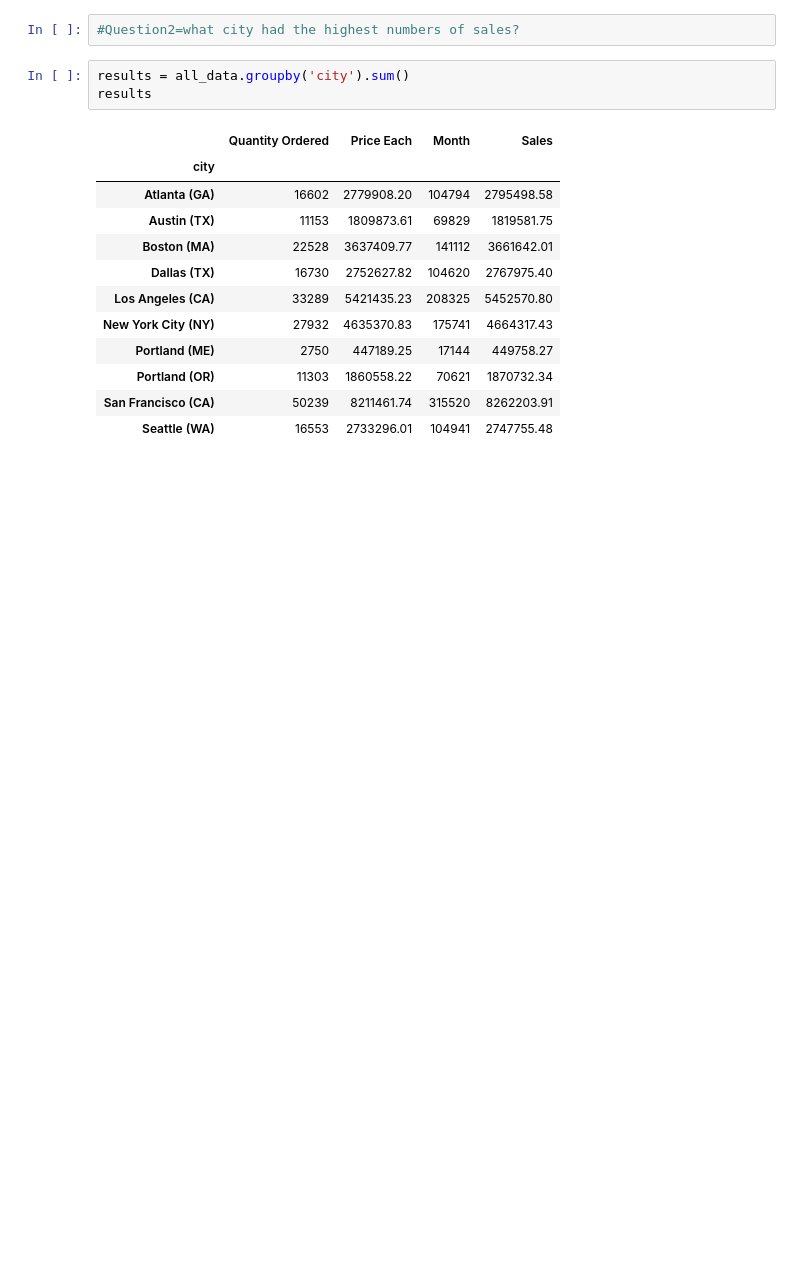
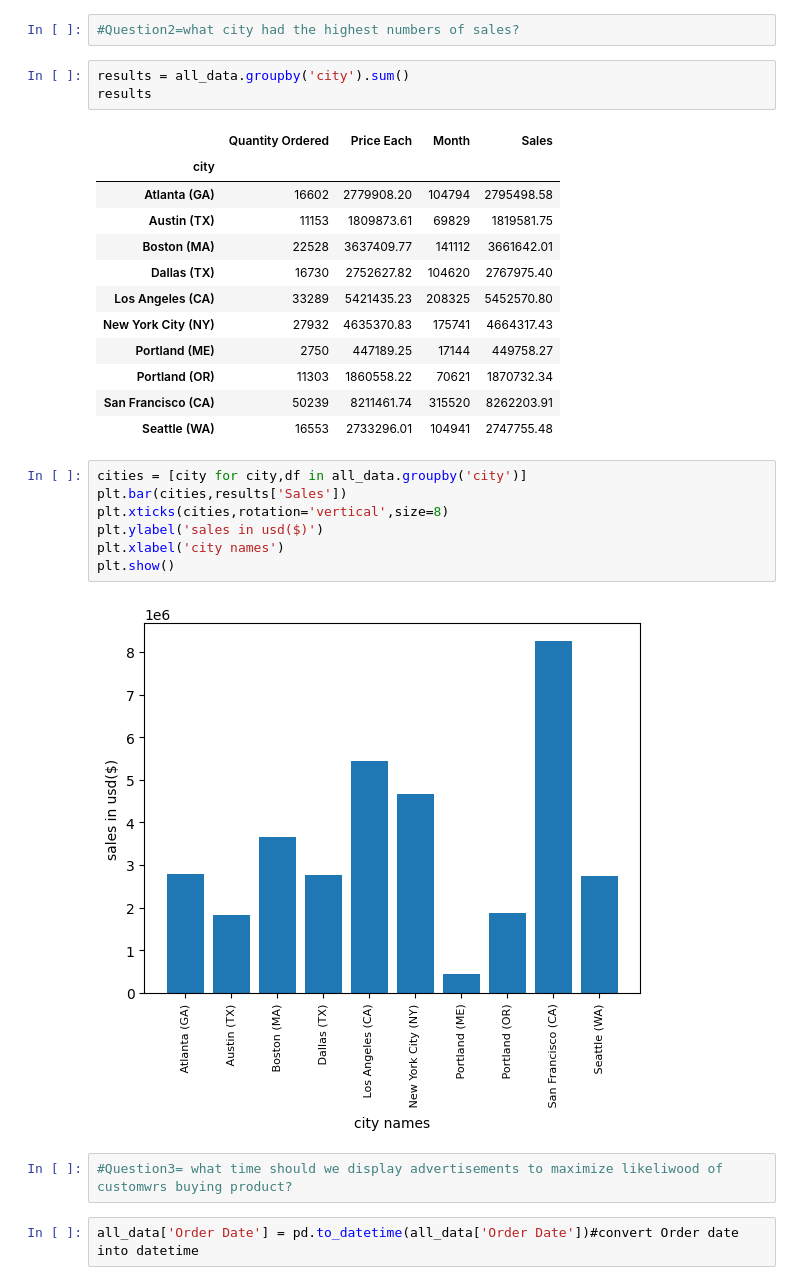
Before and after one commit to chetanjadhav1999/capstone-project1, a Jupyter notebook: sales_data_anaysis.ipynb, the cells around one changed output. Drawn from its saved outputs; the diff is of its cells as text; blank space fills up the shorter version.

```diff
--- a/sales_data_anaysis.ipynb
+++ b/sales_data_anaysis.ipynb
@@ -188,3 +200,16 @@ results
 | Portland (OR) | 11303 | 1860558.22 | 70621 | 1870732.34 |
 | San Francisco (CA) | 50239 | 8211461.74 | 315520 | 8262203.91 |
 | Seattle (WA) | 16553 | 2733296.01 | 104941 | 2747755.48 |
+# %%
+cities = [city for city,df in all_data.groupby('city')]
+plt.bar(cities,results['Sales'])
+plt.xticks(cities,rotation='vertical',size=8)
+plt.ylabel('sales in usd($)')
+plt.xlabel('city names')
+plt.show()
+# %% [output]
+[figure, added]
+# %%
+#Question3= what time should we display advertisements to maximize likeliwood of customwrs buying product?
+# %%
+all_data['Order Date'] = pd.to_datetime(all_data['Order Date'])#convert Order date into datetime
```
Also changed, not shown: parts of 5 cells of this notebook.
